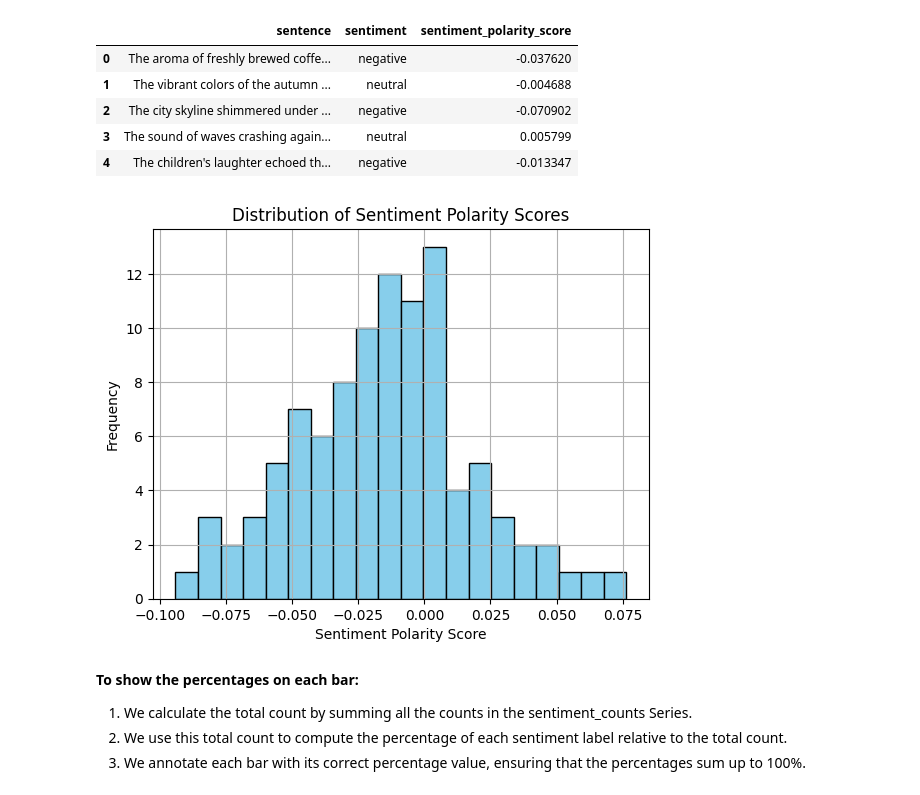
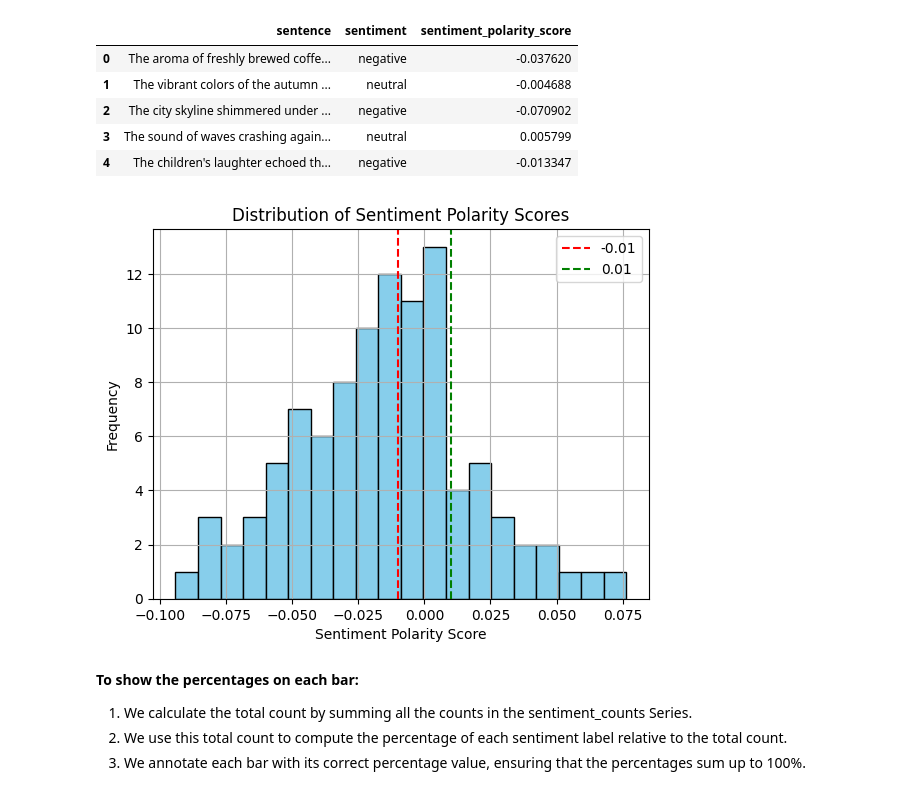
Before and after one commit to HowardHNguyen/NLP, a Jupyter notebook: Sentiment_Analysis_for_English_using_fastText_methodology.ipynb, the cells around one changed output. Cells and saved outputs as stored; diff of their text form; code cells hidden in the pictures.

```diff
--- a/Sentiment_Analysis_for_English_using_fastText_methodology.ipynb
+++ b/Sentiment_Analysis_for_English_using_fastText_methodology.ipynb
@@ -249,14 +241,20 @@ import matplotlib.pyplot as plt
 # %%
 # plot histogram of sentiment polarity scores to analyze the distribution of the
 # sentiment polarity score in the dataset
 plt.hist(en_text_file['sentiment_polarity_score'], bins=20, color='skyblue', edgecolor='black')
 plt.title('Distribution of Sentiment Polarity Scores')
 plt.xlabel('Sentiment Polarity Score')
 plt.ylabel('Frequency')
+
+# Add vertical lines at -0.01 and 0.01 - neutral range.
+plt.axvline(x=-0.01, color='r', linestyle='--', label='-0.01')
+plt.axvline(x=0.01, color='g', linestyle='--', label='0.01')
+
+plt.legend()  # Show legend
 plt.grid(True)
 plt.show()
 # %% [output]
-[figure, old version]
+[figure, new version]
 # %%
 # coun the number of occurances of each sentiment label
 sentiment_counts = en_text_file['sentiment'].value_counts()
```
Also changed, not shown: parts of 4 cells of this notebook.
